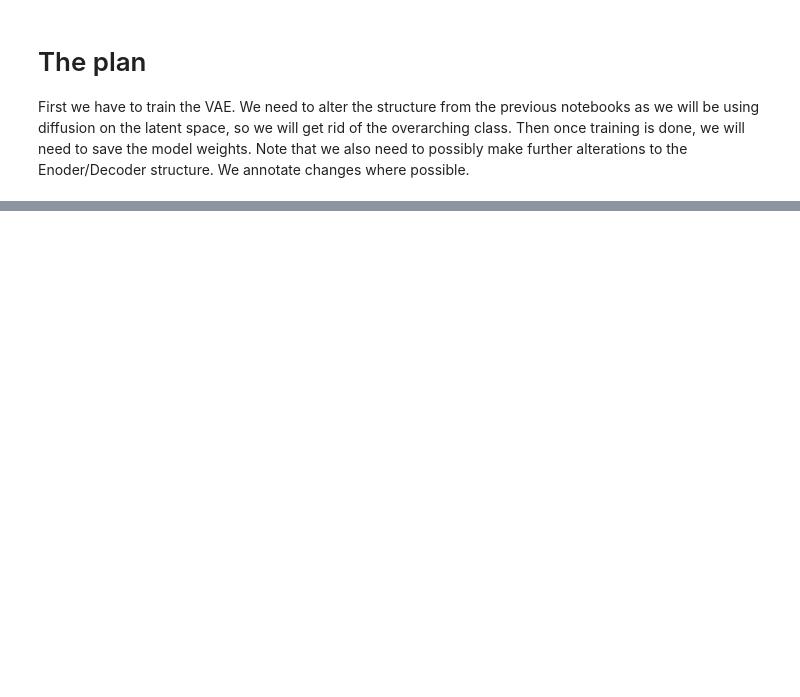
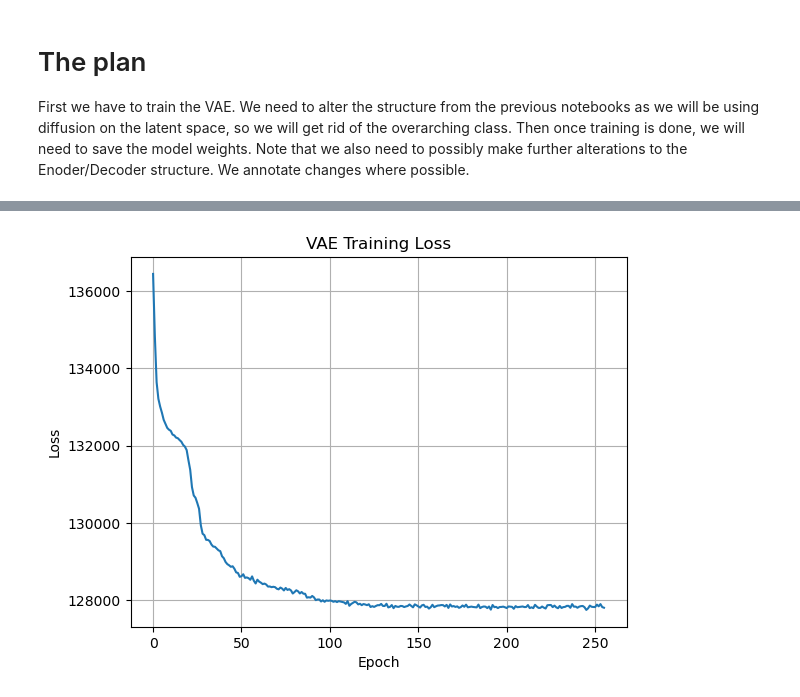
Before and after one commit to pyrysj/diffusion-models-project, a Jupyter notebook: latent-diffusion-model.ipynb, the cells around one changed output, grey strips where cells are left out. Cells and saved outputs as stored; diff of their text form; code cells hidden in the pictures; blank space fills up the shorter version.

```diff
--- a/latent-diffusion-model.ipynb
+++ b/latent-diffusion-model.ipynb
@@ -138,12 +138,12 @@ class Decoder(nn.Module):
 
         return x
 # %%
-epochs = 100
+epochs = 256
 learning_rate = 1e-3
 
 # we will go with 2048 latent dimensions for now
-encoder = Encoder(latent_dim=128).to(device)
-decoder = Decoder(latent_dim=128).to(device)
+encoder = Encoder(latent_dim=256).to(device)
+decoder = Decoder(latent_dim=256).to(device)
 
 optimizer = torch.optim.AdamW(list(encoder.parameters())+list(decoder.parameters()),lr=learning_rate)
 scheduler = torch.optim.lr_scheduler.ReduceLROnPlateau(
@@ -190,3 +206,4 @@ TypeError: can't multiply sequence by non-int of type 'float'
+[figure, added]
 # %%
 encoder.eval()
 decoder.eval()
```
Also changed, not shown: parts of 3 cells of this notebook.
